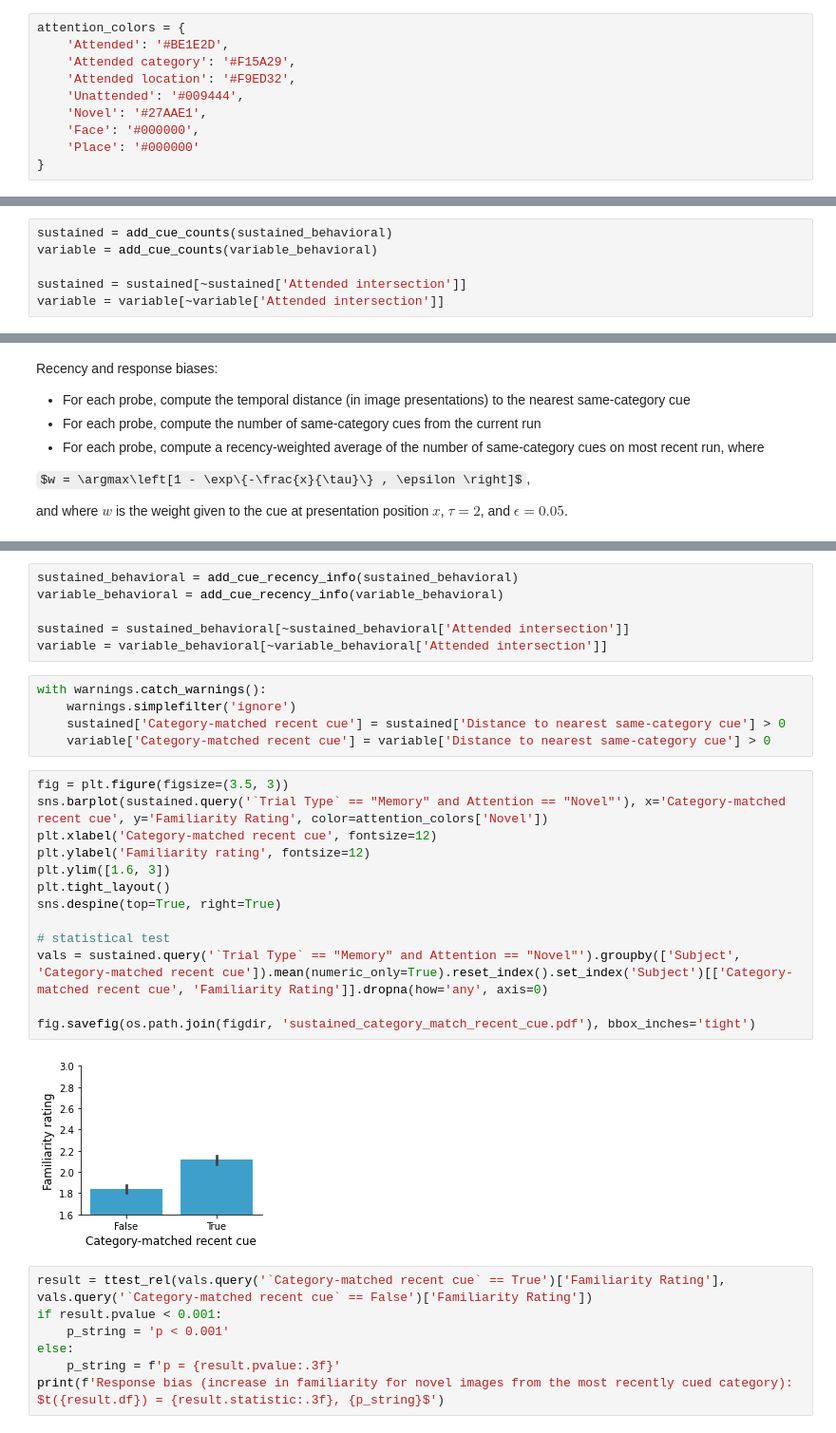
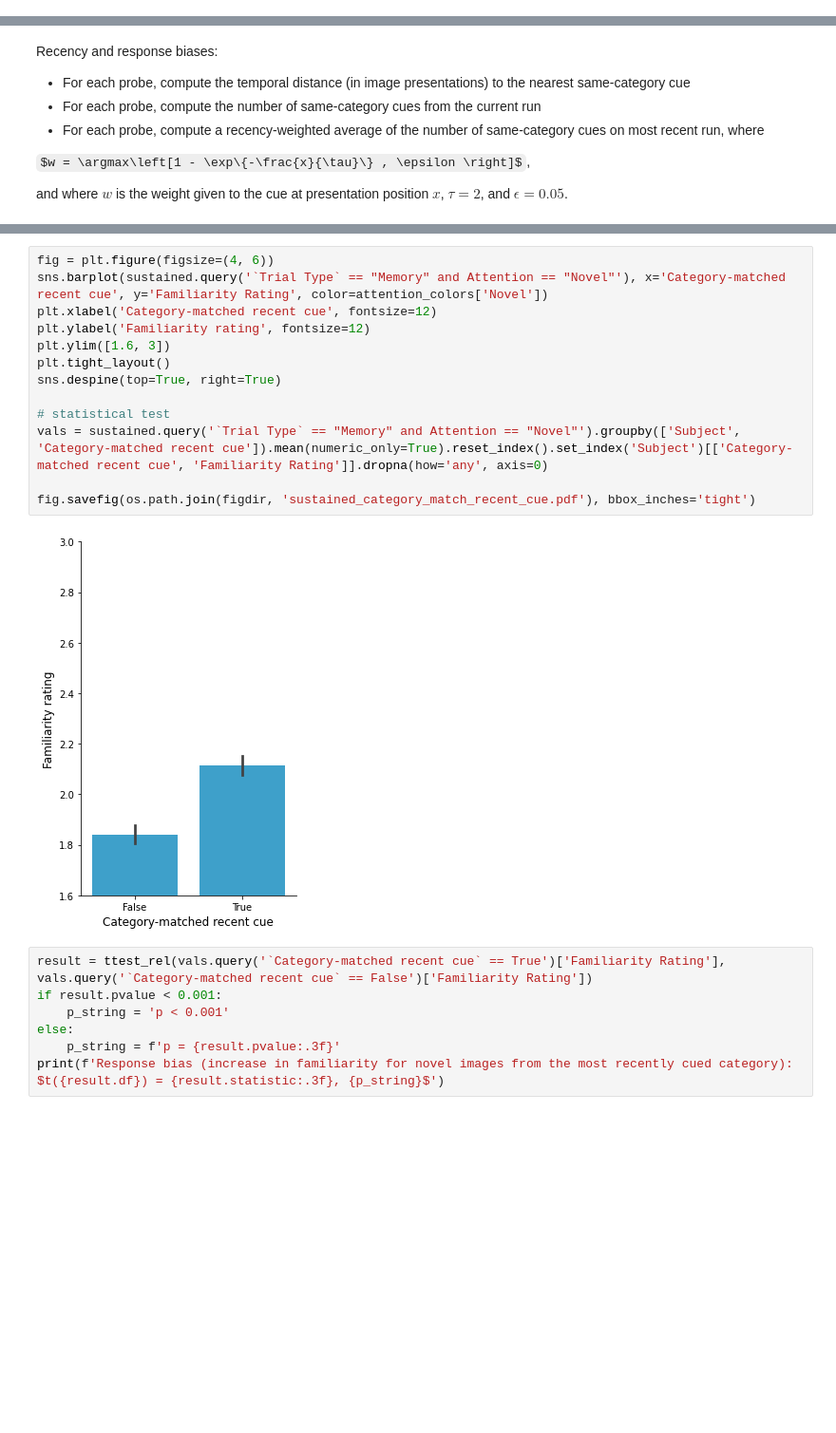
Before and after one commit to jeremymanning/attention-memory-task, a Jupyter notebook: code/analysis.ipynb, the cells around one changed output, grey strips where cells are left out. Shown at 95% size. Saved outputs shown, nothing was run; the diff lists cells and outputs as text; some formulas as TeX source; blank space fills up the shorter version.

```diff
--- a/code/analysis.ipynb
+++ b/code/analysis.ipynb
@@ -525,10 +194,0 @@ variable = variable_behavioral[~variable_behavioral['Attended intersection']]
-# %%
-attention_colors = {
-    'Attended': '#BE1E2D',
-    'Attended category': '#F15A29',
-    'Attended location': '#F9ED32',
-    'Unattended': '#009444',
-    'Novel': '#27AAE1',
-    'Face': '#000000',
-    'Place': '#000000'
-}
@@ -909,9 +523,3 @@ def add_cue_counts(df):
-# %%
-sustained = add_cue_counts(sustained_behavioral)
-variable = add_cue_counts(variable_behavioral)
-
-sustained = sustained[~sustained['Attended intersection']]
-variable = variable[~variable['Attended intersection']]
 # %%
 def cue_effect_heatmaps(df, fname=None):
 
@@ -1054,29 +632,18 @@ def add_cue_recency_info(df):
-# %%
-sustained_behavioral = add_cue_recency_info(sustained_behavioral)
-variable_behavioral = add_cue_recency_info(variable_behavioral)
-
-sustained = sustained_behavioral[~sustained_behavioral['Attended intersection']]
-variable = variable_behavioral[~variable_behavioral['Attended intersection']]
-# %%
-with warnings.catch_warnings():
-    warnings.simplefilter('ignore')
-    sustained['Category-matched recent cue'] = sustained['Distance to nearest same-category cue'] > 0
-    variable['Category-matched recent cue'] = variable['Distance to nearest same-category cue'] > 0
 # %%
-fig = plt.figure(figsize=(3.5, 3))
+fig = plt.figure(figsize=(4, 6))
 sns.barplot(sustained.query('`Trial Type` == "Memory" and Attention == "Novel"'), x='Category-matched recent cue', y='Familiarity Rating', color=attention_colors['Novel'])
 plt.xlabel('Category-matched recent cue', fontsize=12)
 plt.ylabel('Familiarity rating', fontsize=12)
 plt.ylim([1.6, 3])
 plt.tight_layout()
 sns.despine(top=True, right=True)
 
 # statistical test
 vals = sustained.query('`Trial Type` == "Memory" and Attention == "Novel"').groupby(['Subject', 'Category-matched recent cue']).mean(numeric_only=True).reset_index().set_index('Subject')[['Category-matched recent cue', 'Familiarity Rating']].dropna(how='any', axis=0)
 
 fig.savefig(os.path.join(figdir, 'sustained_category_match_recent_cue.pdf'), bbox_inches='tight')
 # %% [output]
-[figure, old version]
+[figure, new version]
 # %%
 result = ttest_rel(vals.query('`Category-matched recent cue` == True')['Familiarity Rating'], vals.query('`Category-matched recent cue` == False')['Familiarity Rating'])
 if result.pvalue < 0.001:
```
Also changed, not shown: parts of 47 cells of this notebook, 36 other files.
